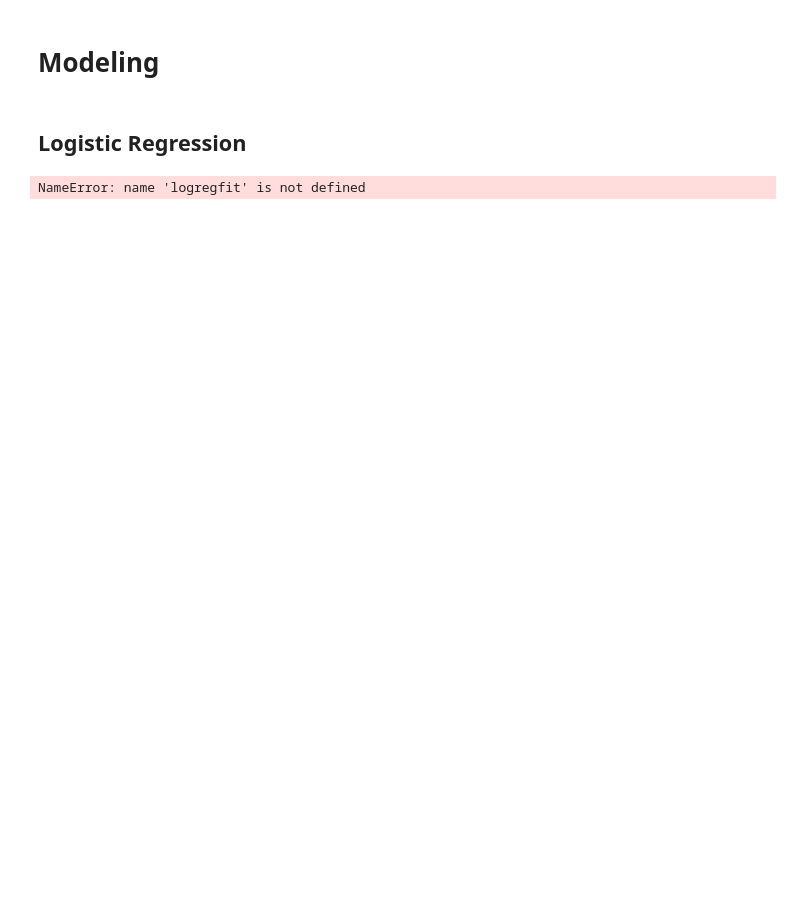
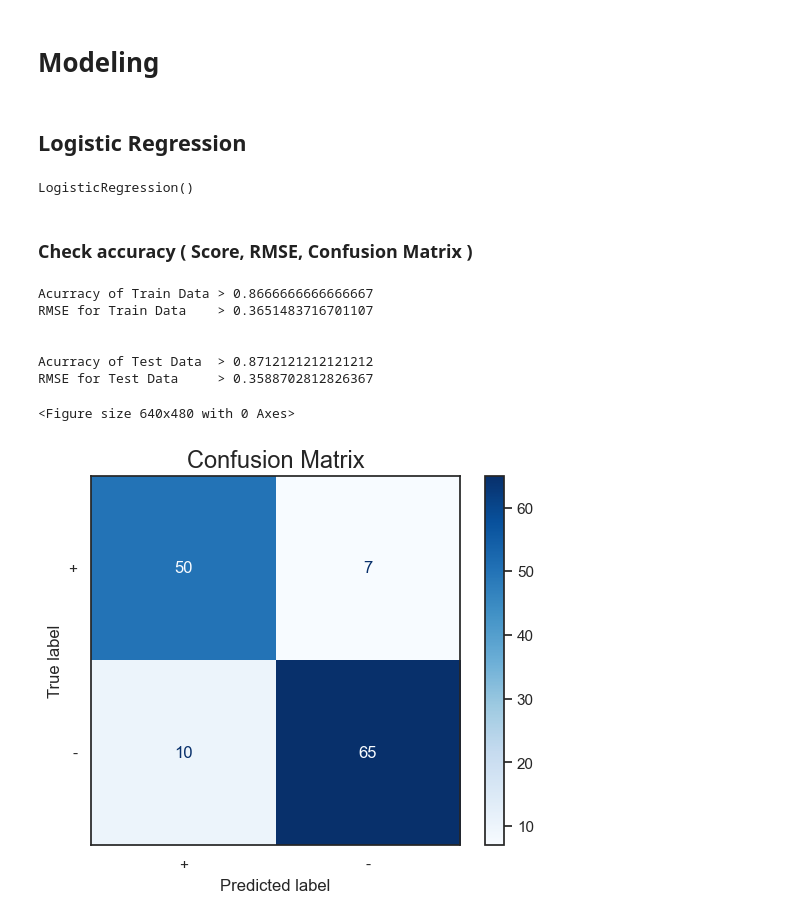
Before and after one commit to crabbbb/Credit-Approval, a Jupyter notebook: New CreditApproval Process.ipynb, the cells around one changed output. Cells and saved outputs as stored; diff of their text form; code cells hidden in the pictures; blank space fills up the shorter version.

```diff
--- a/New CreditApproval Process.ipynb
+++ b/New CreditApproval Process.ipynb
@@ -1223,5 +1237,7 @@ print(rescaledX_train)
 # %% [markdown]
 # Modeling
+# %%
+sns.set_theme(style="white", palette=None)
 # %% [markdown]
 ## Logistic Regression
 # %%
@@ -1232,17 +1250,18 @@ from sklearn.metrics import *
 # %%
 # create instance
 model = LogisticRegression()
+
+# fit set into model - train
+model.fit(rescaledX_train, y_train)
+# %% [output]
+LogisticRegression()
 # %%
-# fit set into model - train
-logreg = model.fit(rescaledX_train, y_train)
+# use test set and get the predicted result as return
+yPredTrain = model.predict(rescaledX_train)
+yPredTest = model.predict(rescaledX_test)
+# %% [markdown]
+### Check accuracy ( Score, RMSE, Confusion Matrix )
 # %%
-# use test set and get the predicted result as return
-yPredTrain = logreg.predict(rescaledX_train)
-yPredTest = logreg.predict(rescaledX_test)
-
-print(f"Score get for the Training Set > {logregfit.score(rescaledX_train, y_train)}")
-print(f"Score get for the Testing  Set > {logregfit.score(rescaledX_test, y_test)}")
-
 # display the RMSE and accuracy for both test and train
 print(f"Acurracy of Train Data > {accuracy_score(y_train, yPredTrain)}")
 print(f"RMSE for Train Data    > {np.sqrt(mean_squared_error(y_train, yPredTrain))}")
@@ -1250,4 +1269,22 @@ print("\n")
 print(f"Acurracy of Test Data  > {accuracy_score(y_test, yPredTest)}")
 print(f"RMSE for Test Data     > {np.sqrt(mean_squared_error(y_test, yPredTest))}")
 # %% [output]
-NameError: name 'logregfit' is not defined
+Acurracy of Train Data > 0.8666666666666667
+RMSE for Train Data    > 0.3651483716701107
+
+
+Acurracy of Test Data  > 0.8712121212121212
+RMSE for Test Data     > 0.3588702812826367
+# %%
+# show confusion matrix
+# get confusion matrix
+confusionMatrix = confusion_matrix(y_test, yPredTest)
+
+plt.figure()
+diagram = ConfusionMatrixDisplay(confusion_matrix=confusionMatrix, display_labels=['+', '-'])
+diagram.plot(cmap=plt.cm.Blues)
+plt.title('Confusion Matrix',fontsize=17)
+plt.show()
+# %% [output]
+<Figure size 640x480 with 0 Axes>
+[figure, added]
```
Also changed, not shown: parts of 48 cells of this notebook, 5 other files.
